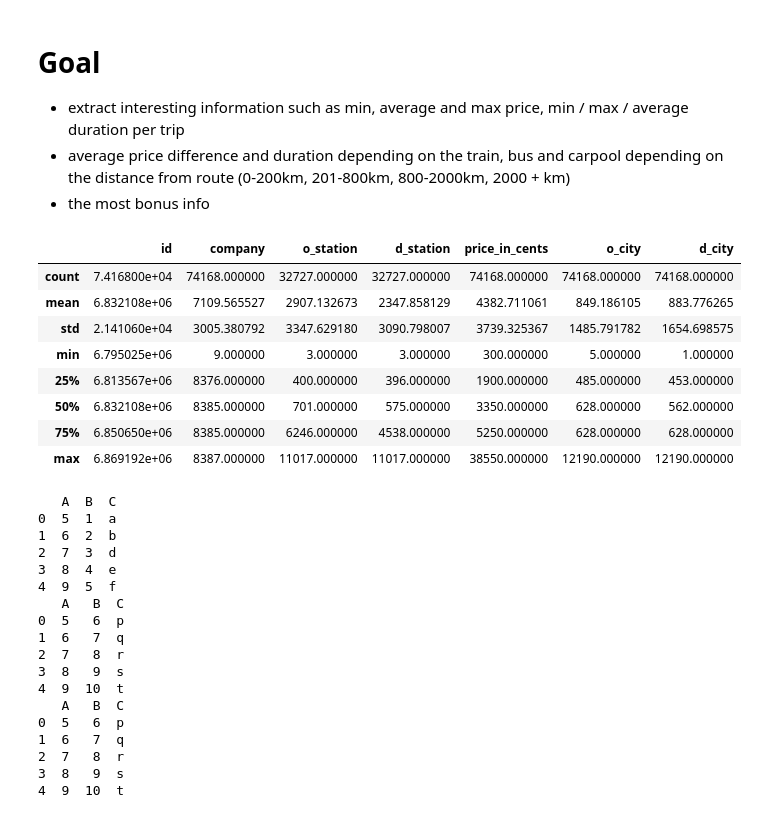
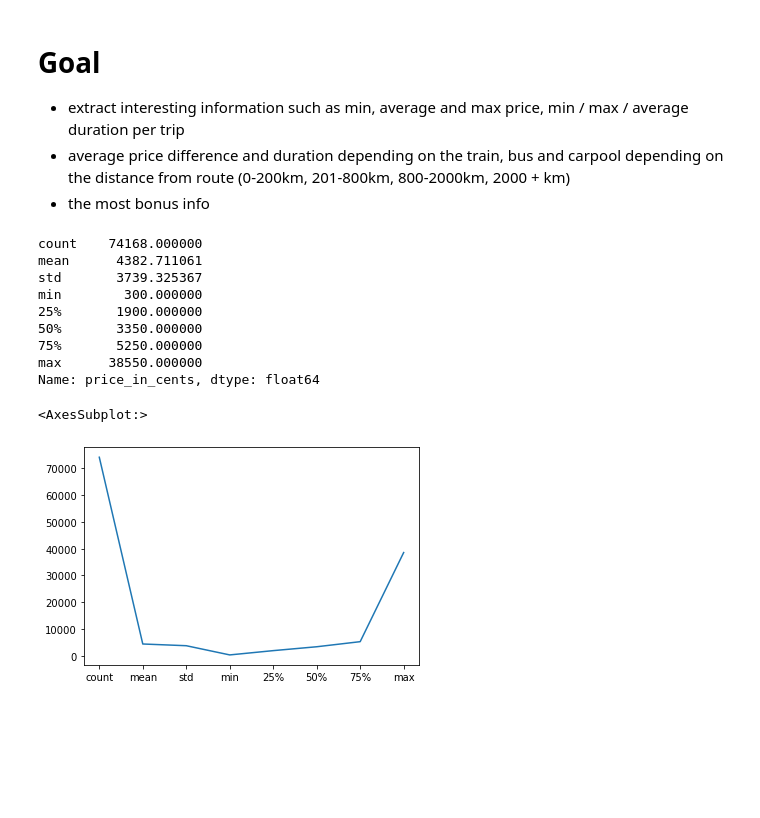
Before and after one commit to Pramod-Kumar808/EDA, a Jupyter notebook: EDA.ipynb, the cells around one changed output. Saved outputs shown, nothing was run; the diff lists cells and outputs as text; code cells hidden in the pictures; blank space fills up the shorter version.

```diff
--- a/EDA.ipynb
+++ b/EDA.ipynb
@@ -70,56 +66,19 @@ per trip
 * average price difference and duration depending on the train, bus and carpool depending on the distance from
 route (0-200km, 201-800km, 800-2000km, 2000 + km)
 * the most bonus info
-# %%
-tickets.describe()
-# %% [output]
-|  | id | company | o_station | d_station | price_in_cents | o_city | d_city |
-| count | 7.416800e+04 | 74168.000000 | 32727.000000 | 32727.000000 | 74168.000000 | 74168.000000 | 74168.000000 |
-| mean | 6.832108e+06 | 7109.565527 | 2907.132673 | 2347.858129 | 4382.711061 | 849.186105 | 883.776265 |
-| std | 2.141060e+04 | 3005.380792 | 3347.629180 | 3090.798007 | 3739.325367 | 1485.791782 | 1654.698575 |
-| min | 6.795025e+06 | 9.000000 | 3.000000 | 3.000000 | 300.000000 | 5.000000 | 1.000000 |
-| 25% | 6.813567e+06 | 8376.000000 | 400.000000 | 396.000000 | 1900.000000 | 485.000000 | 453.000000 |
-| 50% | 6.832108e+06 | 8385.000000 | 701.000000 | 575.000000 | 3350.000000 | 628.000000 | 562.000000 |
-| 75% | 6.850650e+06 | 8385.000000 | 6246.000000 | 4538.000000 | 5250.000000 | 628.000000 | 628.000000 |
-| max | 6.869192e+06 | 8387.000000 | 11017.000000 | 11017.000000 | 38550.000000 | 12190.000000 | 12190.000000 |
-# %%
-s1 = pd.Series([5, 1, 'a'])
-s2 = pd.Series([6, 2, 'b'])
-s3 = pd.Series([7, 3, 'd'])
-s4 = pd.Series([8, 4, 'e'])
-s5 = pd.Series([9, 5, 'f'])
-
-
-
-df1 = pd.DataFrame([list(s1), list(s2),list(s3),list(s4),list(s5)],  columns =  ["A", "B", "C"])
-print(df1)
-s1 = pd.Series([5, 6, 'p'])
-s2 = pd.Series([6, 7, 'q'])
-s3 = pd.Series([7, 8, 'r'])
-s4 = pd.Series([8, 9, 's'])
-s5 = pd.Series([9, 10, 't'])
-
-df2 = pd.DataFrame([list(s1), list(s2),list(s3),list(s4),list(s5)],  columns =  ["A", "B", "C"])
-print(df2)
-
-df1.loc[df1.A.isin(df2.A), ['B', 'C']] = df2[['B', 'C']]
-print(df1)
-# %% [output]
-   A  B  C
-0  5  1  a
-1  6  2  b
-2  7  3  d
-3  8  4  e
-4  9  5  f
-   A   B  C
-0  5   6  p
-1  6   7  q
-2  7   8  r
-3  8   9  s
-4  9  10  t
-   A   B  C
-0  5   6  p
-1  6   7  q
-2  7   8  r
-3  8   9  s
-4  9  10  t
+# %%
+price = tickets["price_in_cents"].describe()
+print(price)
+price.plot()
+# %% [output]
+count    74168.000000
+mean      4382.711061
+std       3739.325367
+min        300.000000
+25%       1900.000000
+50%       3350.000000
+75%       5250.000000
+max      38550.000000
+Name: price_in_cents, dtype: float64
+<AxesSubplot:>
+[figure, added]
```
Also changed, not shown: parts of 3 cells of this notebook.
